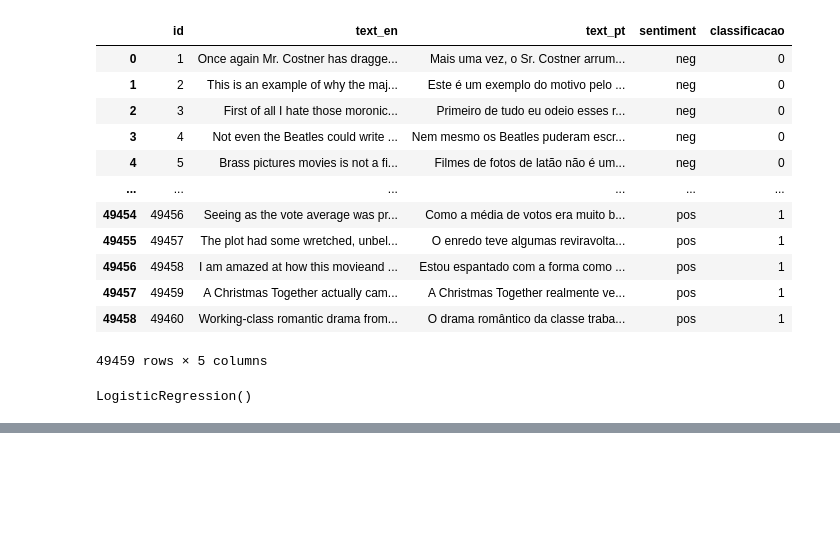
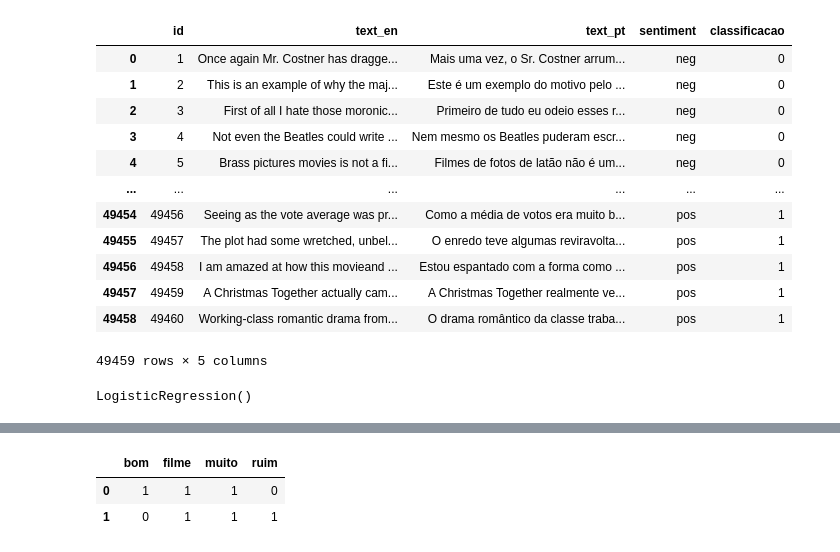
Before and after one commit to LeoSousaJesus/semana_machine_learning, a Jupyter notebook: ml_pln_02.ipynb, the cells around one changed output, grey strips where cells are left out. Drawn from its saved outputs; the diff is of its cells as text; code cells hidden in the pictures; blank space fills up the shorter version.

```diff
--- a/ml_pln_02.ipynb
+++ b/ml_pln_02.ipynb
@@ -359,0 +489,24 @@ LogisticRegression()
+# %%
+import pandas as pd
+from sklearn.feature_extraction.text import CountVectorizer
+
+# Corpus
+texto_bag = ["o filme é muito bom", "o filme é muito ruim"]
+
+# Vetorização
+vetorizar = CountVectorizer(lowercase=False)
+
+# Criando nossa Bag of Words (BoW)
+bag_of_words = vetorizar.fit_transform(texto_bag)
+
+# Convert the sparse matrix to a dense array
+bag_of_words_dense = bag_of_words.toarray()
+
+# Create the DataFrame using the dense array
+matriz = pd.DataFrame(bag_of_words_dense, columns=vetorizar.get_feature_names_out())
+
+matriz
+# %% [output]
+|  | bom | filme | muito | ruim |
+| 0 | 1 | 1 | 1 | 0 |
+| 1 | 0 | 1 | 1 | 1 |
```
Also changed, not shown: parts of 19 cells of this notebook.
